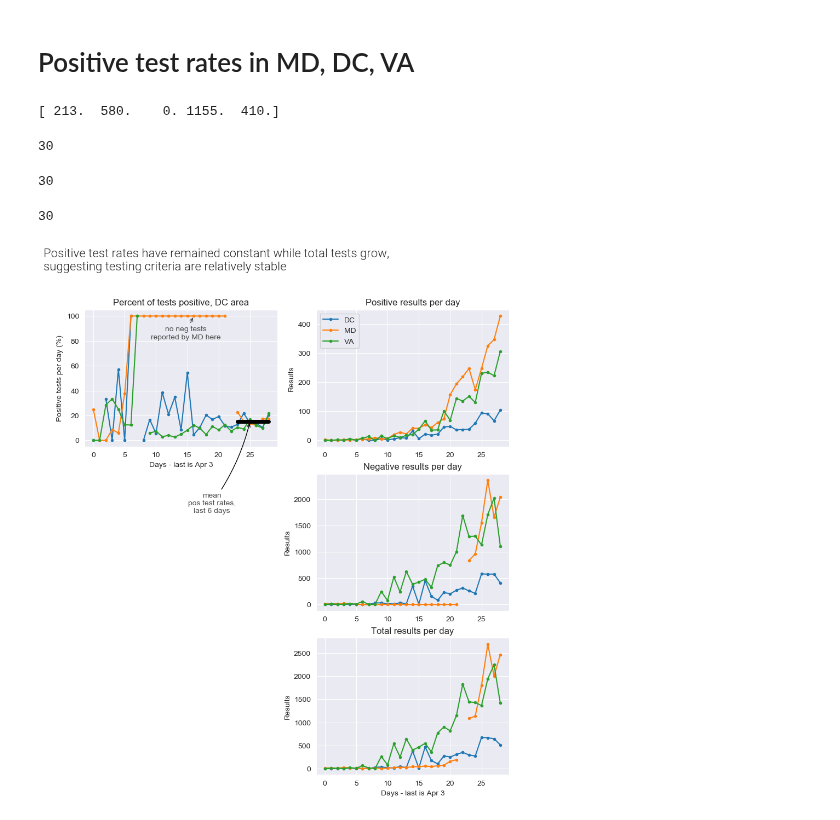
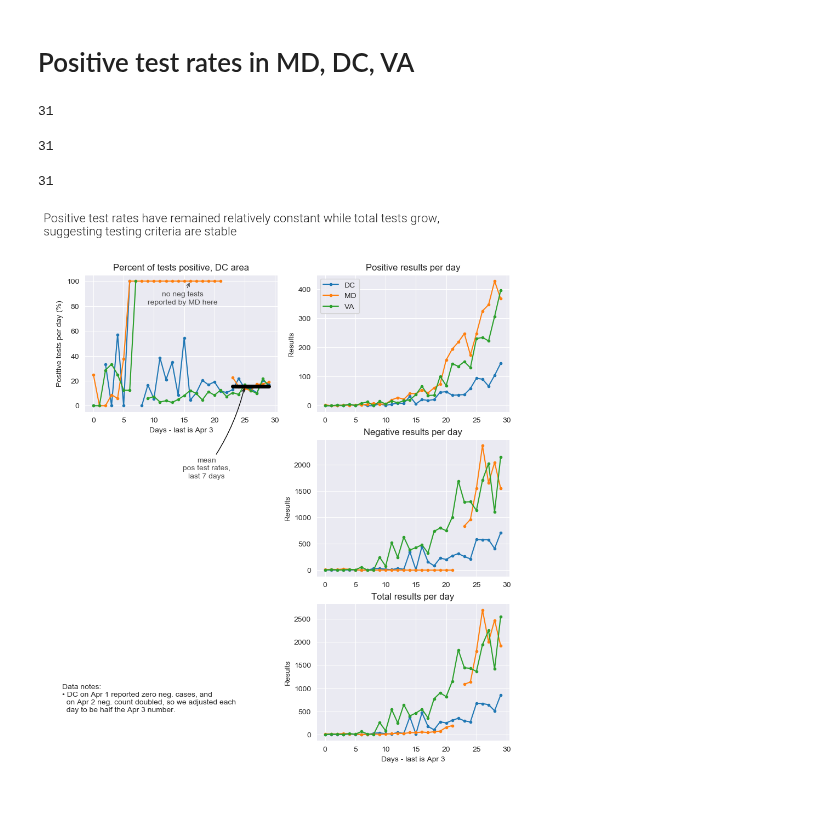
Before and after one commit to histed/DC-area-coronavirus-tracking, a Jupyter notebook: 200331-MH-Covidtracking.ipynb, the cells around one changed output. Saved outputs shown, nothing was run; the diff lists cells and outputs as text; code cells hidden in the pictures.

```diff
--- a/200331-MH-Covidtracking.ipynb
+++ b/200331-MH-Covidtracking.ipynb
@@ -332,8 +332,6 @@ for state in ['DC', 'MD', 'VA']:
     if state == 'MD':  # some errors in testing data
         ndV[22] = np.nan
     if state == 'DC':
-        print(ndV[24:])
-        #print(ndV.loc[20200402]/2)
         ndV[26] = ndV[27]/2
         ndV[27] = ndV[27]/2
         #negV.loc[20200401] = negV.loc[20200402]/2
@@ -345,12 +343,14 @@ ax.set_title('Percent of tests positive, DC area')
 ax.set_ylabel('Positive tests per day (%)')
 ax.set_xlabel(daylabel)
 # markup line
-desNs = r_[23:29]
+maxN = len(datD['DC'].pctPos)
+meanNDay = 7
+desNs = r_[maxN-meanNDay:maxN]
 tV = np.hstack([datD[x].pctPos[desNs] for x in datD.keys()])
 tM = np.mean(tV)
 plt.plot(desNs, tM+desNs*0, color='k', lw=5, ls='-', alpha=1)
 # anno it
-ax.annotate('mean\npos test rates,\nlast 6 days',
+ax.annotate('mean\npos test rates,\nlast %d days'%meanNDay,
             xy=(desNs[2],tM), xycoords='data', xytext=(-50,-120), textcoords='offset points',
             arrowprops=dict(arrowstyle='->', connectionstyle='arc3,rad=0.1', color='k'),
             color='0.3', ha='center')
@@ -361,40 +361,43 @@ ax.annotate('no neg tests\nreported by MD here',
 
 ax = plt.subplot(gs[0,1])
 ax2 = plt.subplot(gs[1,1])
 ax3 = plt.subplot(gs[2,1])
 for state in ['DC', 'MD', 'VA']:
     dd = datD[state]
     display(len(dd.posV))
     pH = ax.plot(dd.pdV, '.-', label=state)
     pH = ax2.plot(dd.ndV, '.-', label=state)
     pH = ax3.plot(dd.ndV+dd.pdV, '.-', label=state)
 ax.legend()
 ax.set_title('Positive results per day')
 ax.set_ylabel('Results')
 
 ax2.set_title('Negative results per day')
 ax2.set_ylabel('Results')
 
 ax3.set_title('Total results per day')
 ax3.set_ylabel('Results')
 ax3.set_xlabel(daylabel)
 
-fig.suptitle('Positive test rates have remained constant while total tests grow,\n'
-             'suggesting testing criteria are relatively stable',
+fig.suptitle('Positive test rates have remained relatively constant while total tests grow,\n'
+             'suggesting testing criteria are stable',
              fontsize=16, fontname='Roboto', fontweight='light',
              x=0.05, ha='left', va='top')
+
+ax3.annotate('Data notes:\n'
+             '• DC on Apr 1 reported zero neg. cases, and \n  on Apr 2 neg. count doubled, so we adjusted each\n  day to be half the Apr 3 number.',
+              xy=(0.05,0.1), xycoords='figure fraction')
 
 doSave = True
 if doSave:
     fig.savefig('./fig-output/testing-%s.png'%datestr,
             dpi=300, bbox_inches='tight', pad_inches=0.5)
             #bbox_inches=r_[0,0,10,15])#,
 # %% [output]
-[ 213.  580.    0. 1155.  410.]
+31
-30
+31
-30
+31
-30
-[figure, old version]
+[figure, new version]
 # %%
 plt.figure()
 
```
Also changed, not shown: parts of 4 cells of this notebook, 7 other files.
